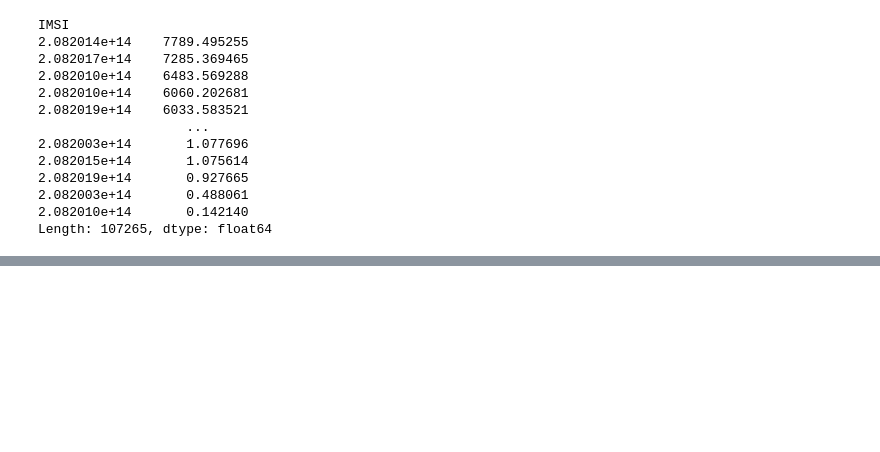
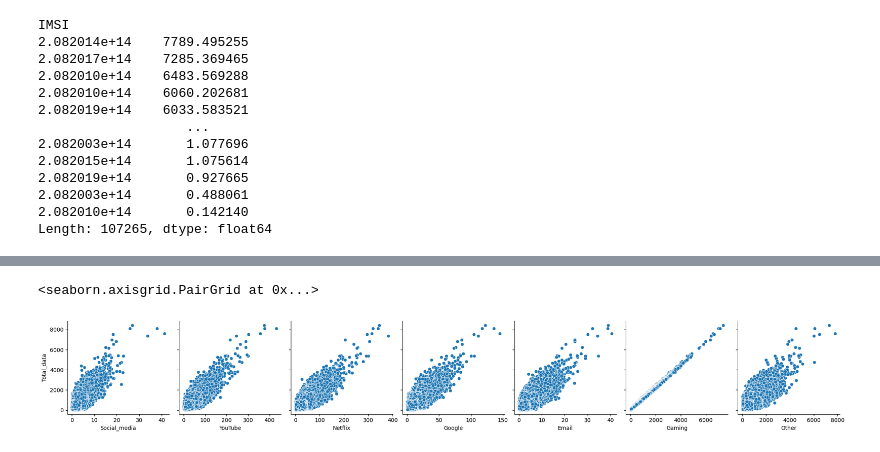
Before and after one commit to Yosef-ft/Business_Analysis, a Jupyter notebook: notebooks/Overview_Analysis.ipynb, the cells around one changed output, grey strips where cells are left out. Cells and saved outputs as stored; diff of their text form; code cells hidden in the pictures; blank space fills up the shorter version.

```diff
--- a/notebooks/Overview_Analysis.ipynb
+++ b/notebooks/Overview_Analysis.ipynb
@@ -476,0 +486,10 @@ Length: 107265, dtype: float64
+# %%
+user_behaviour = pd.concat([xdr_per_user, session_dur, total_dl_user,
+                            total_ul_user, social_media, YouTube,
+                            Netflix, Google, Email,
+                            Gaming, Other], axis=1)
+
+user_behaviour.columns = ['Total_sessions', 'Total_duration', 'Total_Dl', 'Total_Ul', 'Social_media',
+                          'YouTube', 'Netflix', 'Google', 'Email', 'Gaming', 'Other']
+
+user_behaviour.head()
@@ -476,0 +612,9 @@ Length: 107265, dtype: float64
+# %%
+cols = ['Total_data','Social_media', 'YouTube', 'Netflix', 'Google', 'Email', 'Gaming', 'Other']
+sns.pairplot(top_5_deciles,
+             y_vars=['Total_data'],
+             x_vars=['Social_media', 'YouTube', 'Netflix', 'Google','Email', 'Gaming', 'Other'],
+             height=3)
+# %% [output]
+<seaborn.axisgrid.PairGrid at 0x...>
+[figure, added]
```
Also changed, not shown: parts of 23 cells of this notebook.
